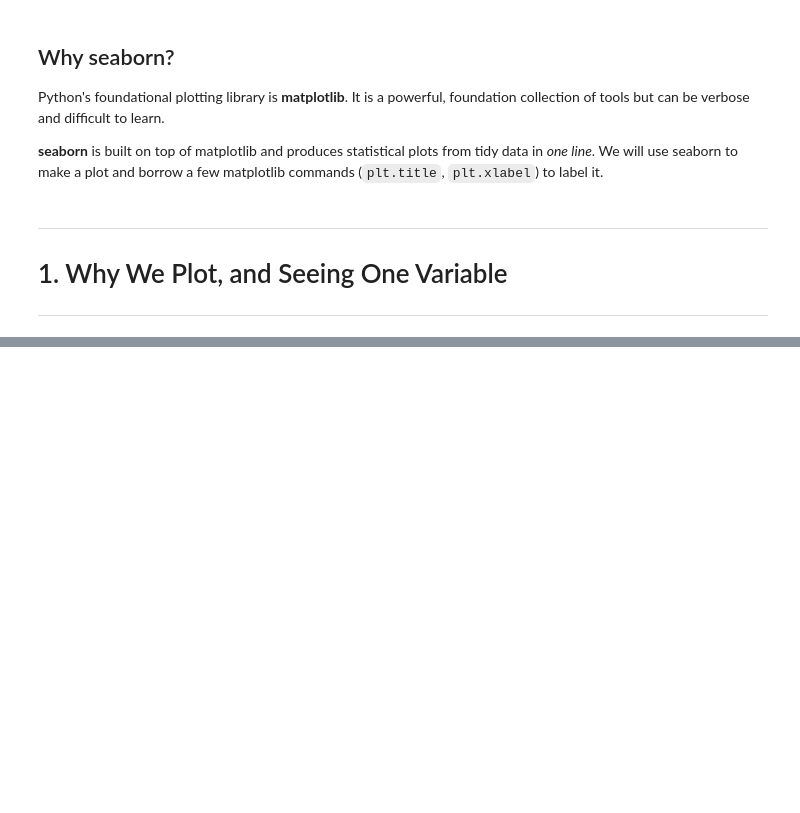
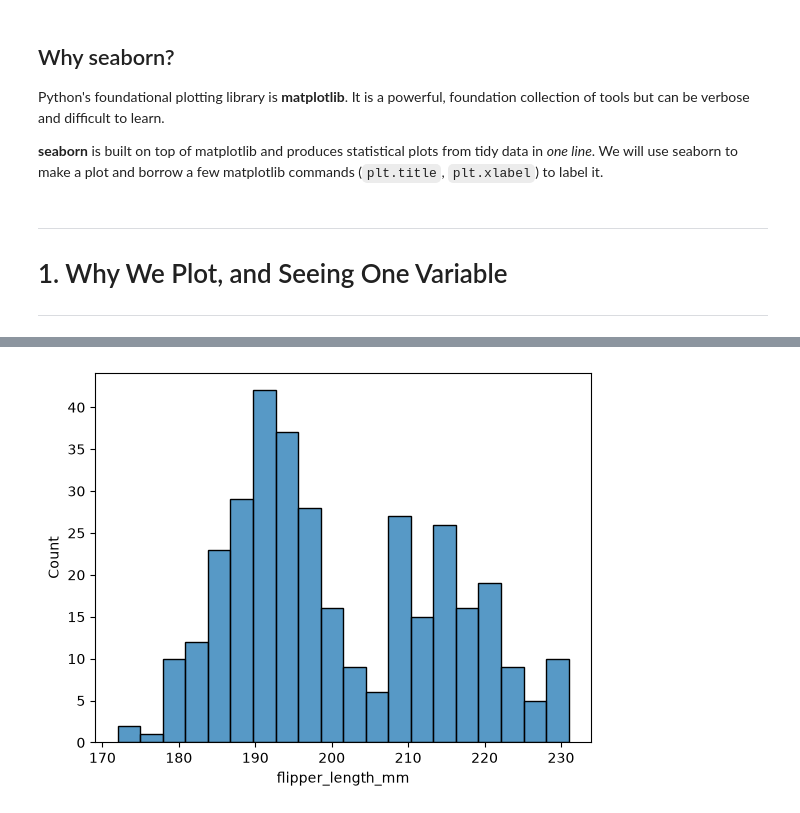
Before and after one commit to jppeirce/DSC210-Foundations-of-Data-Science, a Jupyter notebook: Notes/05-intro_to_seaborn/05-intro_to_seaborn.ipynb, the cells around one changed output, grey strips where cells are left out. Cells and saved outputs as stored; diff of their text form; code cells hidden in the pictures; blank space fills up the shorter version.

```diff
--- a/Notes/05-intro_to_seaborn/05-intro_to_seaborn.ipynb
+++ b/Notes/05-intro_to_seaborn/05-intro_to_seaborn.ipynb
@@ -260,0 +98,10 @@ plt.show()
+# %%
+# RUN-TOGETHER
+? sns.histplot
+
+sns.histplot(data=penguins,
+                x='flipper_length_mm',
+                bins=20)
+plt.show()
+# %% [output]
+[figure, added]
```
Also changed, not shown: parts of 63 cells of this notebook.
